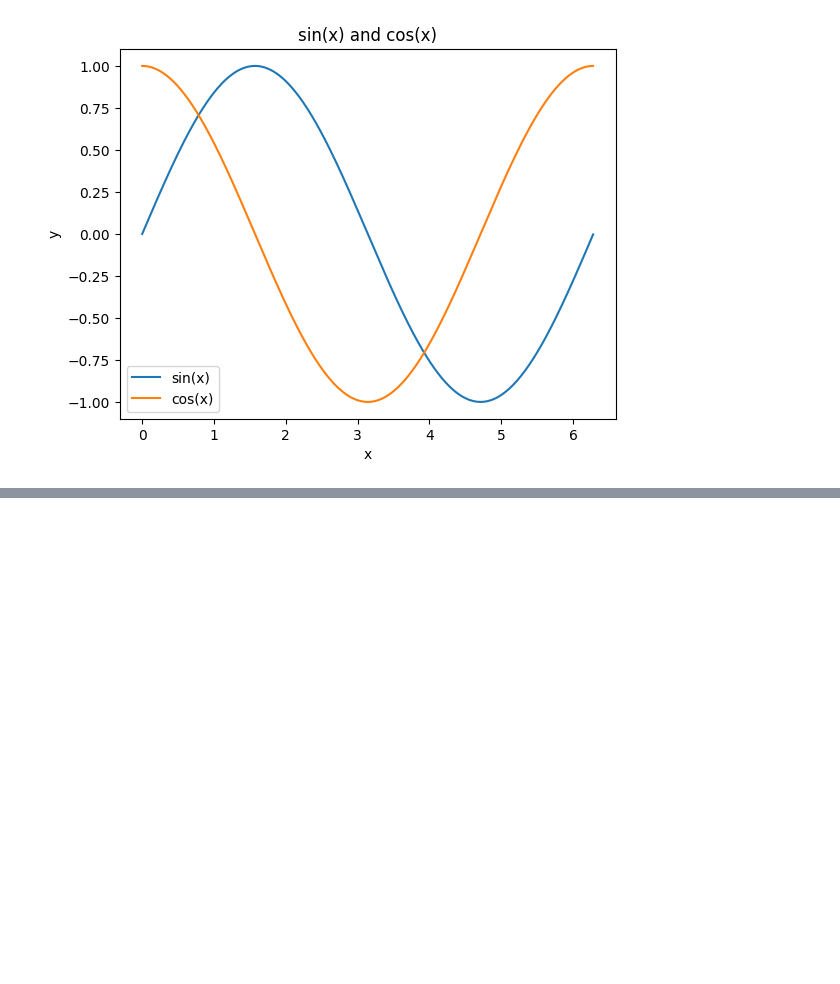
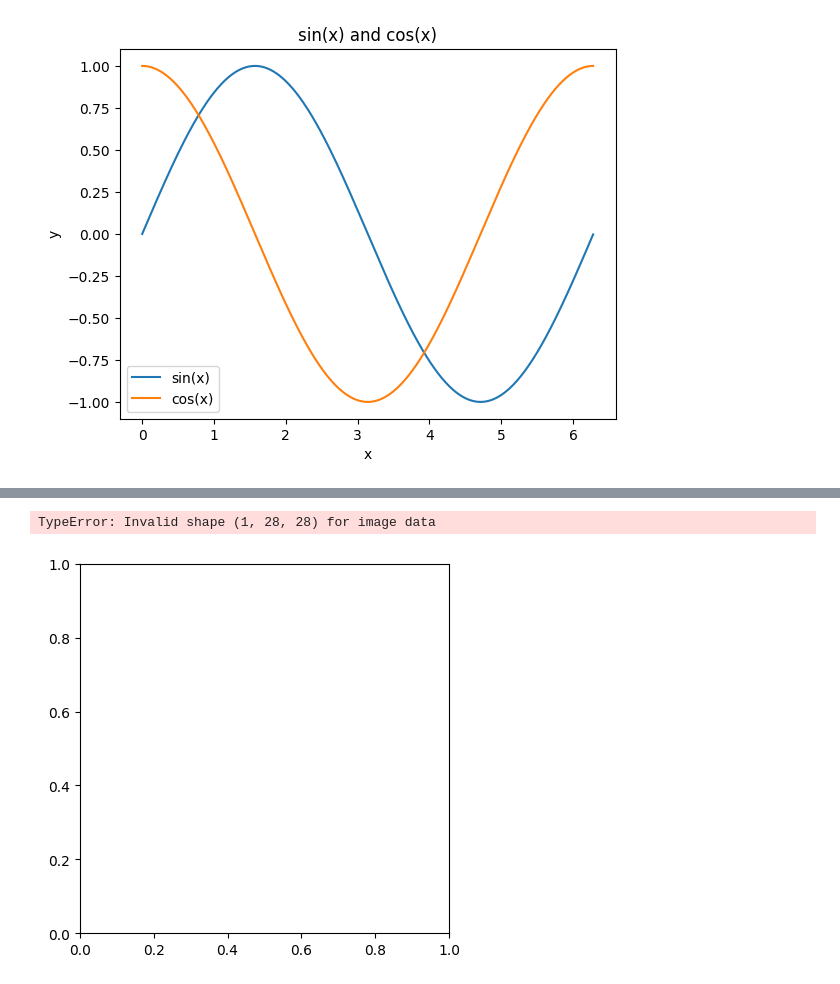
Before and after one commit to sakamakik-outlook/pytorch, a Jupyter notebook: python.ipynb, the cells around one changed output, grey strips where cells are left out. Cells and saved outputs as stored; diff of their text form; code cells hidden in the pictures; blank space fills up the shorter version.

```diff
--- a/python.ipynb
+++ b/python.ipynb
@@ -59,0 +175,3 @@ my_file.close()
+# %%
+loss_fn = nn.CrossEntropyLoss()
+optimizer = torch.optim.SGD(model.parameters(), lr=1e-3)
@@ -59,0 +197,22 @@ my_file.close()
+# %%
+def test(dataloader, model, loss_fn):
+    size = len(dataloader.dataset)
+    num_batches = len(dataloader)
+    model.eval()
+    test_loss, correct = 0, 0
+    with torch.no_grad():
+        for X, y in dataloader:
+            X, y = X.to(device), y.to(device)
+            pred = model(X)
+            test_loss += loss_fn(pred, y).item()
+            correct += (pred.argmax(1) == y).type(torch.float).sum().item()
+    test_loss /= num_batches
+    correct /= size
+    print(f"Test Error: \n Accuracy: {(100*correct):>0.1f}%, Avg loss: {test_loss:>8f} \n")
+# %%
+epochs = 5
+for t in range(epochs):
+    print(f"Epoch {t+1}\n-------------------------------")
+    train(train_dataloader, model, loss_fn, optimizer)
+    test(test_dataloader, model, loss_fn)
+print("Done!")
@@ -59,0 +273,11 @@ my_file.close()
+# %%
+# predict the label of test_data[0]
+pred = model(test_data[0][0].reshape(1, 28*28).to(device))
+# get the class of pred
+# plot test_data[0, 0]
+plt.imshow(test_data[0][0], cmap='gray')
+# legent of test_data[0, 0]
+plt.title('label: {}'.format(classes[torch.max(pred, dim=1).indices]))
+# %% [output]
+TypeError: Invalid shape (1, 28, 28) for image data
+[figure, added]
```
Also changed, not shown: parts of 29 cells of this notebook, 8 other files.
